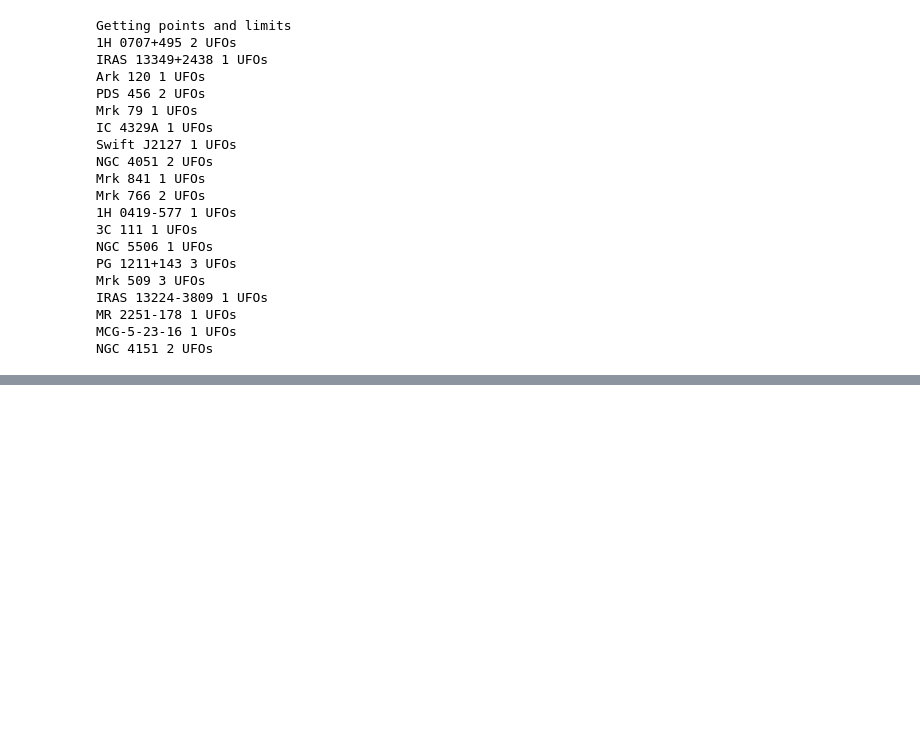
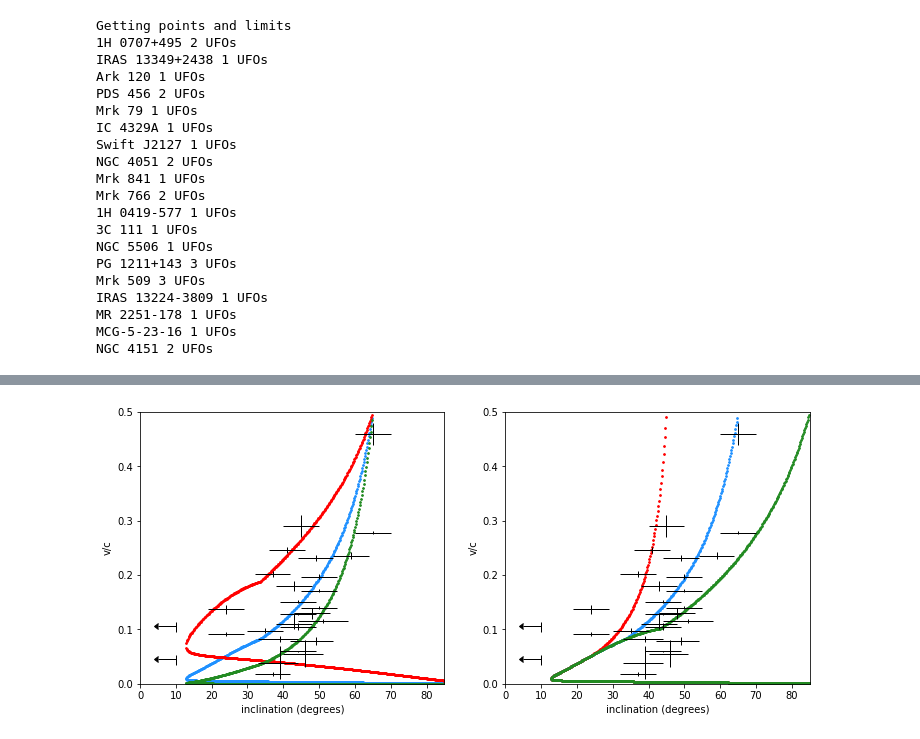
Before and after one commit to M-L-Parker/UFO_inclinations, a Jupyter notebook: Wind geometries.ipynb, the cells around one changed output, grey strips where cells are left out. Cells and saved outputs as stored; diff of their text form; code cells hidden in the pictures; blank space fills up the shorter version.

```diff
--- a/Wind geometries.ipynb
+++ b/Wind geometries.ipynb
@@ -45,6 +45,6 @@ Has the same parameters as the streamline geometry above, and also a characteris
 # %%
-def find_velocities(v=0.4,i_view=45.,launch_r=20.,r_curv=100.,i_final=30.,r_exponent=1):
-    rs=np.logspace(0,4,1000)
+def find_velocities(v0=0.,v_inf=0.4,i_view=45.,launch_r=20.,r_curv=100.,i_final=30.,beta=1,r_v=1000.):
+    rs=np.logspace(0,5,1000)
     wind_hs=streamline(rs,launch_r,r_curv,i_final)
     los_hs=los(rs,i_view)
     los_gradient=los(1.,i_view)
@@ -63,7 +63,8 @@ def find_velocities(v=0.4,i_view=45.,launch_r=20.,r_curv=100.,i_final=30.,r_expo
     angles=abs(np.arctan(wind_gradients)-np.arctan(los_gradient))
 
     # Velocities are just v*cosine of the angle between wind and LOS
-    velocities=v*np.cos(angles)*(roots/1000)**r_exponent
+
+    velocities=v0+v_inf*np.cos(angles)*(1.-r_v/(r_v+roots))**beta
 
     return velocities
 # %% [markdown]
@@ -141 +145,84 @@ NGC 4151 2 UFOs
+# %%
+
+##############################################
+#### Settings for the model to be overplotted:
+v_inf    = 0.5
+i_wind   = 65.
+launch_r = 10.
+r_curve  = 400.
+r_exp    = 1
+r_v      = 1000
+##############################################
+
+fig2=pl.figure(figsize=(12,5))
+
+ax1=pl.subplot(121)
+ax1.set_xlim(0,85)
+ax1.set_ylim(0,0.5)
+ax1.set_ylabel('v/c')
+ax1.set_xlabel('inclination (degrees)')
+
+
+#  Plot the points
+pl.errorbar(points,vs,v_errs.T,errs.T,ls='none',lw=1,color='k')
+
+# Plot upper limits:
+if len(ulims)>0:
+    pl.errorbar(ulims,ulim_vs,ulim_v_errs,0,ls='none',lw=1,color='k')
+    pl.errorbar(ulims, ulim_vs,0, 5, xuplims=True,ls='none',lw=1,color='k')
+
+
+for i in np.linspace(0,90,500):
+    wind_vs=find_velocities(v_inf=v_inf,i_view=i,i_final=i_wind,launch_r=launch_r,r_curv=r_curve,r_exponent=r_exp,r_v=r_v)
+    if len(vs)>0:
+        ax1.scatter([i]*len(wind_vs),wind_vs,color='dodgerblue',s=3)
+
+
+for i in np.linspace(0,90,500):
+    wind_vs=find_velocities(v_inf=v_inf,i_view=i,i_final=i_wind,launch_r=launch_r,r_curv=r_curve,r_exponent=r_exp-0.5,r_v=r_v)
+    if len(vs)>0:
+        ax1.scatter([i]*len(wind_vs),wind_vs,color='r',s=3)
+
+
+for i in np.linspace(0,90,500):
+    wind_vs=find_velocities(v_inf=v_inf,i_view=i,i_final=i_wind,launch_r=launch_r,r_curv=r_curve,r_exponent=r_exp+0.5,r_v=r_v)
+    if len(vs)>0:
+        ax1.scatter([i]*len(wind_vs),wind_vs,color='forestgreen',s=3)
+# pl.legend()
+
+ax2=pl.subplot(122)
+ax2.set_xlim(0,85)
+ax2.set_ylim(0,0.5)
+ax2.set_ylabel('v/c')
+ax2.set_xlabel('inclination (degrees)')
+
+
+
+#  Plot the points
+pl.errorbar(points,vs,v_errs.T,errs.T,ls='none',lw=1,color='k')
+
+# Plot upper limits:
+if len(ulims)>0:
+    pl.errorbar(ulims,ulim_vs,ulim_v_errs,0,ls='none',lw=1,color='k')
+    pl.errorbar(ulims, ulim_vs,0, 5, xuplims=True,ls='none',lw=1,color='k')
+
+for i in np.linspace(0,90,500):
+    wind_vs=find_velocities(v_inf=v_inf,i_view=i,i_final=i_wind,launch_r=launch_r,r_curv=r_curve,r_exponent=r_exp,r_v=r_v)
+    if len(vs)>0:
+        ax2.scatter([i]*len(wind_vs),wind_vs,color='dodgerblue',s=3)
+
+
+for i in np.linspace(0,90,500):
+    wind_vs=find_velocities(v_inf=v_inf,i_view=i,i_final=i_wind-20,launch_r=launch_r,r_curv=r_curve,r_exponent=r_exp,r_v=r_v)
+    if len(vs)>0:
+        ax2.scatter([i]*len(wind_vs),wind_vs,color='r',s=3)
+
+for i in np.linspace(0,90,500):
+    wind_vs=find_velocities(v_inf=v_inf,i_view=i,i_final=i_wind+20,launch_r=launch_r,r_curv=r_curve,r_exponent=r_exp,r_v=r_v)
+    if len(vs)>0:
+        ax2.scatter([i]*len(wind_vs),wind_vs,color='forestgreen',s=3)
+
+pl.savefig('wind_velocity.pdf',bbox_inches='tight')
+# %% [output]
+[figure, added]
 # %% [markdown]
```
Also changed, not shown: parts of 6 cells of this notebook.
